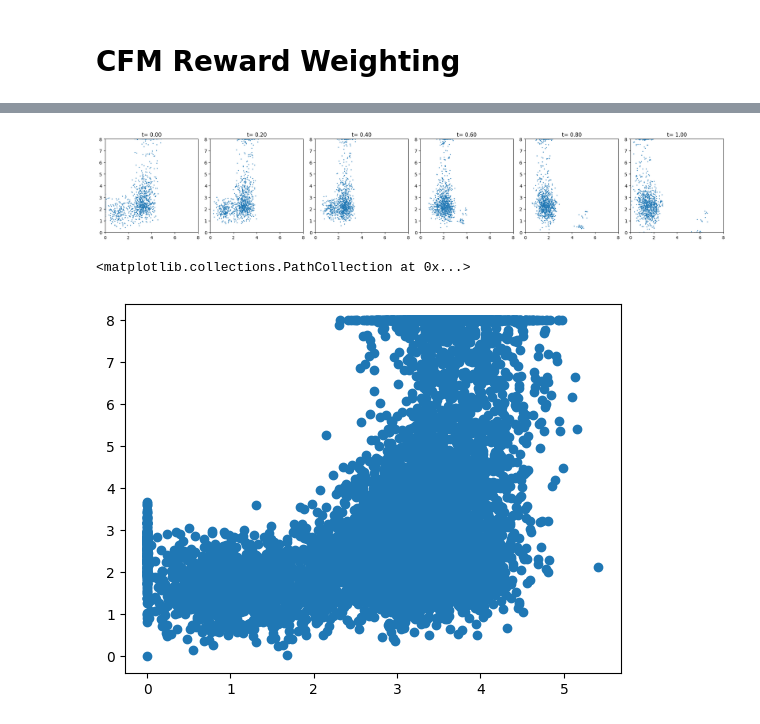
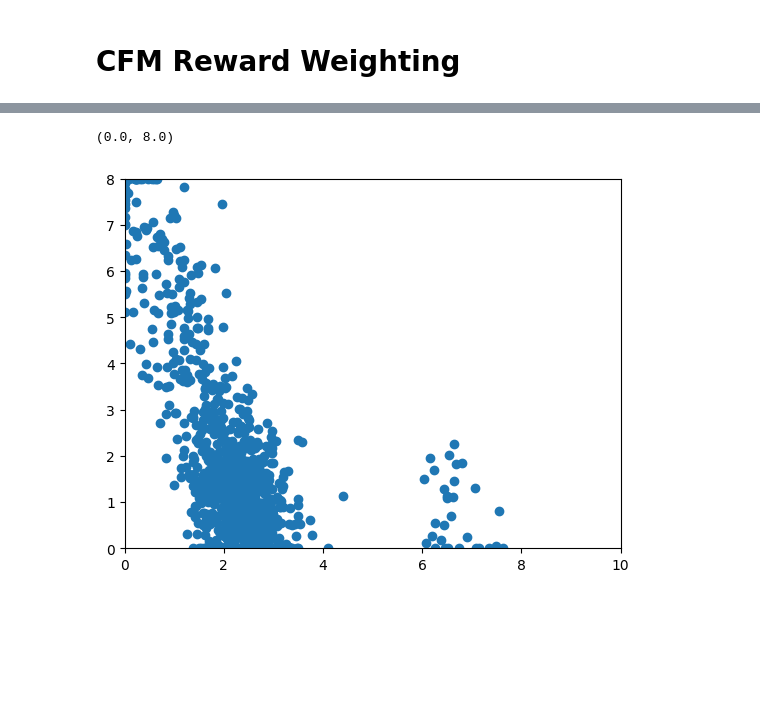
Before and after one commit to harrya32/HTI, a Jupyter notebook: rebuttal_baselines/2d_flow_matching.ipynb, the cells around one changed output, grey strips where cells are left out. Saved outputs shown, nothing was run; the diff lists cells and outputs as text; code cells hidden in the pictures; blank space fills up the shorter version.

```diff
--- a/rebuttal_baselines/2d_flow_matching.ipynb
+++ b/rebuttal_baselines/2d_flow_matching.ipynb
@@ -829,24 +879,8 @@ sol_0 = solver_0.sample(time_grid=T, x_init=x_init, cond=cond, method='midpoint'
-# %%
-sol_0 = sol_0.cpu().numpy()
-T = T.cpu()
-cond = cond.cpu().numpy()
-
-fig, axs = plt.subplots(1, 6,figsize=(20,20))
-
-for i in range(6):
-    axs[i].scatter(sol_0[i,:,0], sol_0[i,:,1], s=1)
-    axs[i].set_aspect('equal')
-    axs[i].set_xlim(0, 8)
-    axs[i].set_ylim(0, 8)
-    axs[i].set_title('t= %.2f' % (T[i]))
-
-plt.tight_layout()
-plt.show()
-# %% [output]
-[figure, removed]
 # %%
-plt.scatter(rl_data[0, :, 0].cpu(), rl_data[0, :, 1].cpu())
+plt.scatter(rl_data[7, :, 0].cpu(), rl_data[7, :, 1].cpu())
+plt.xlim(0, 10)
+plt.ylim(0, 8)
 # %% [output]
-<matplotlib.collections.PathCollection at 0x...>
+(0.0, 8.0)
-[figure, old version]
+[figure, new version]
 # %%
```
Also changed, not shown: parts of 26 cells of this notebook, 4 other files.
